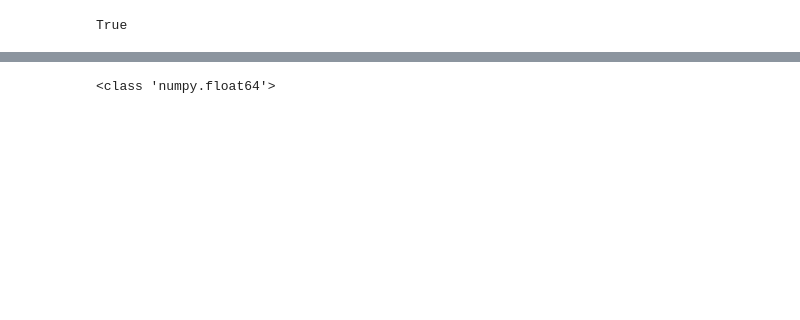
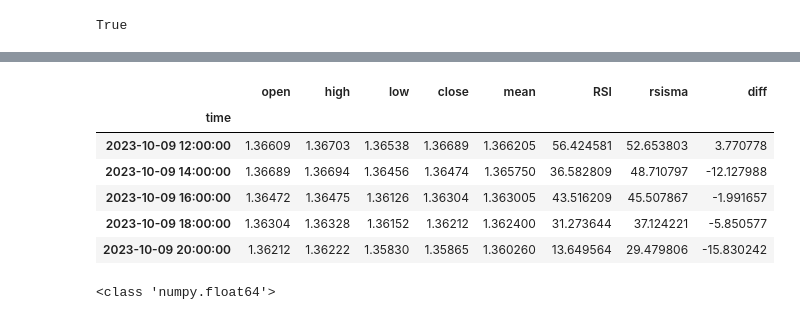
Before and after one commit to vanimesh76/Forex, a Jupyter notebook: EPL_DS_Challenge/Price.ipynb, the cells around one changed output, grey strips where cells are left out. Cells and saved outputs as stored; diff of their text form; code cells hidden in the pictures; blank space fills up the shorter version.

```diff
--- a/EPL_DS_Challenge/Price.ipynb
+++ b/EPL_DS_Challenge/Price.ipynb
@@ -46,3 +84,13 @@ a = get_values("EURUSD")
+# %%
+df.tail()
+# %% [output]
+|  | open | high | low | close | mean | RSI | rsisma | diff |
+| time |  |  |  |  |  |  |  |  |
+| 2023-10-09 12:00:00 | 1.36609 | 1.36703 | 1.36538 | 1.36689 | 1.366205 | 56.424581 | 52.653803 | 3.770778 |
+| 2023-10-09 14:00:00 | 1.36689 | 1.36694 | 1.36456 | 1.36474 | 1.365750 | 36.582809 | 48.710797 | -12.127988 |
+| 2023-10-09 16:00:00 | 1.36472 | 1.36475 | 1.36126 | 1.36304 | 1.363005 | 43.516209 | 45.507867 | -1.991657 |
+| 2023-10-09 18:00:00 | 1.36304 | 1.36328 | 1.36152 | 1.36212 | 1.362400 | 31.273644 | 37.124221 | -5.850577 |
+| 2023-10-09 20:00:00 | 1.36212 | 1.36222 | 1.35830 | 1.35865 | 1.360260 | 13.649564 | 29.479806 | -15.830242 |
 # %%
 l = ['NR']
 for i in range(1,len(a)):
```
Also changed, not shown: parts of 10 cells of this notebook, 22 other files.
